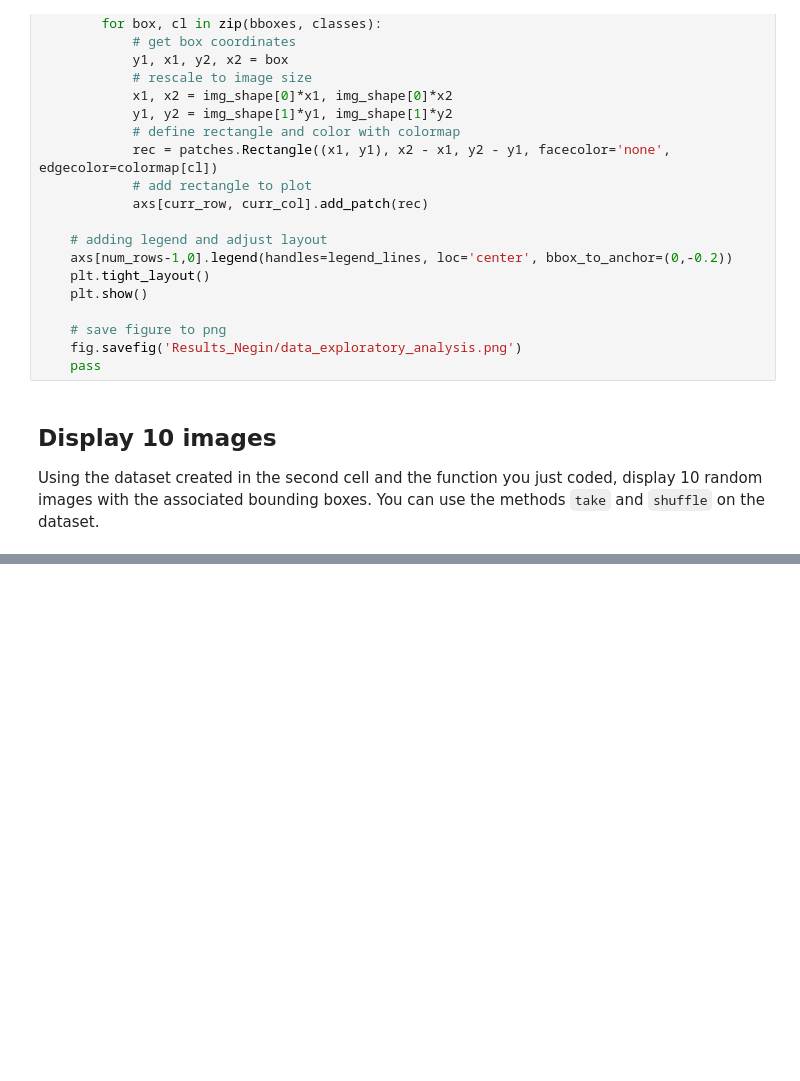
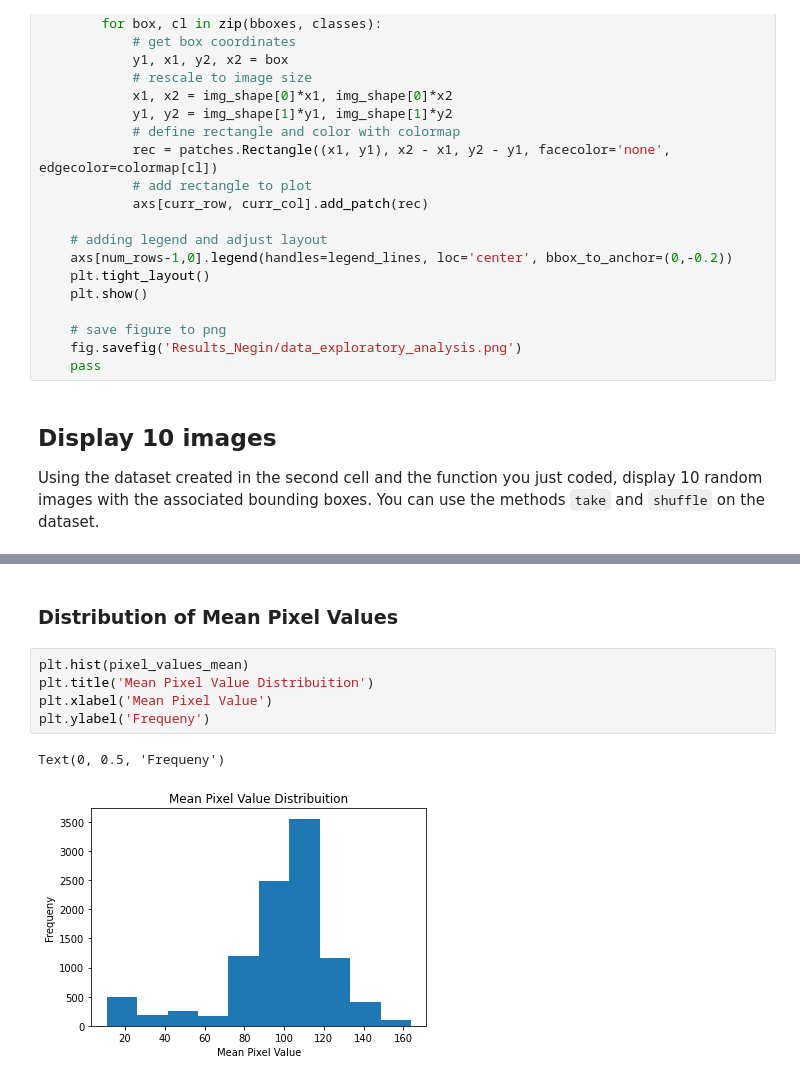
Before and after one commit to neglashkari/nd013-c1-vision-starter, a Jupyter notebook: ExploratoryDataAnalysis.ipynb, the cells around one changed output, grey strips where cells are left out. Saved outputs shown, nothing was run; the diff lists cells and outputs as text; blank space fills up the shorter version.

```diff
--- a/ExploratoryDataAnalysis.ipynb
+++ b/ExploratoryDataAnalysis.ipynb
@@ -150,0 +193,10 @@ For example, think about data distribution. So far, you have only looked at a si
+# %% [markdown]
+### Distribution of Mean Pixel Values
+# %%
+plt.hist(pixel_values_mean)
+plt.title('Mean Pixel Value Distribuition')
+plt.xlabel('Mean Pixel Value')
+plt.ylabel('Frequeny')
+# %% [output]
+Text(0, 0.5, 'Frequeny')
+[figure, added]
```
Also changed, not shown: parts of 5 cells of this notebook.
